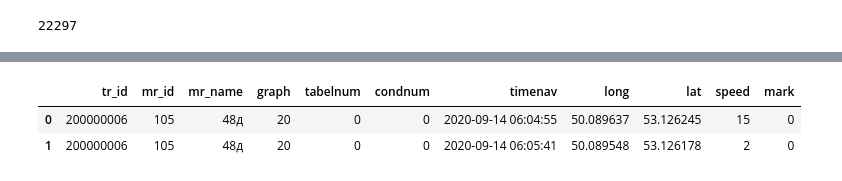
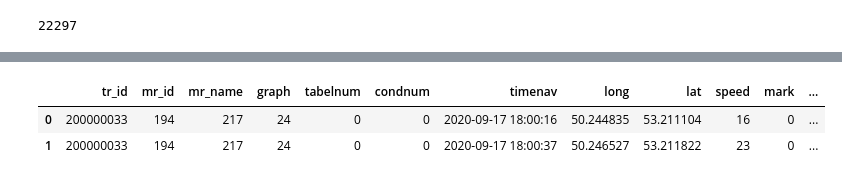
Before and after one commit to ochristm/samara, a Jupyter notebook: tracks/tracks.ipynb, the cells around one changed output, grey strips where cells are left out. Drawn from its saved outputs; the diff is of its cells as text; code cells hidden in the pictures.

Commit message:
each trip and each segment, need to fix

```diff
--- a/tracks/tracks.ipynb
+++ b/tracks/tracks.ipynb
@@ -36,0 +46,11 @@ path='15_analysis/s4/'
+# %%
+bg_df = pd.DataFrame()
+# i=0
+cnt=1
+for fl in tqdm(onlyfiles):
+    if "09-17" in fl:
+        df = pd.read_csv(path + fl, sep='\t', encoding='windows-1251')
+        bg_df = bg_df.append(df).reset_index(drop=True)
+#         cnt+=1
+#         if cnt==4:
+#             break
@@ -54,15 +103,15 @@ Wall time: 6.96 s
 # %%
-lst_rtid2 = list(rt_trnsnavi.mr_id.unique())
-lst_lines=[]
+# lst_rtid2 = list(rt_trnsnavi.mr_id.unique())
+# lst_lines=[]
 
-i=0
-# for i in tqdm(range(2)):
-for i in tqdm(range(len(lst_rtid2))):
-    rtid = lst_rtid2[i]
-    one_rt = rt_trnsnavi2[rt_trnsnavi2.mr_id == rtid]
-    lst_trp = list(one_rt.rl_id.unique())
-    for k in range(len(lst_trp)):
-        one_trip = one_rt[one_rt.rl_id==lst_trp[k]]
-        one_line = LineString(list(one_trip.geometry))
-        lst_lines.append([rtid, lst_trp[k], one_line])
+# i=0
+# # for i in tqdm(range(2)):
+# for i in tqdm(range(len(lst_rtid2))):
+#     rtid = lst_rtid2[i]
+#     one_rt = rt_trnsnavi2[rt_trnsnavi2.mr_id == rtid]
+#     lst_trp = list(one_rt.rl_id.unique())
+#     for k in range(len(lst_trp)):
+#         one_trip = one_rt[one_rt.rl_id==lst_trp[k]]
+#         one_line = LineString(list(one_trip.geometry))
+#         lst_lines.append([rtid, lst_trp[k], one_line])
 # %%
@@ -177,5 +218,5 @@ l1
 # %%
-small_segm_32640 = small_segm.copy()
-small_segm_32640 = small_segm_32640.to_crs('epsg:32640')
-small_segm_32640.geometry = small_segm_32640.geometry.buffer(100)
-small_segm_buff = small_segm_32640.to_crs('epsg:4326')
+small_segm_ndp_32640 = small_segm_no_dup.copy()
+small_segm_ndp_32640 = small_segm_ndp_32640.to_crs('epsg:32640')
+small_segm_ndp_32640.geometry = small_segm_ndp_32640.geometry.buffer(100)
+small_segm_ndp_buff = small_segm_ndp_32640.to_crs('epsg:4326')
@@ -193,6 +317,6 @@ graph_lines_buff.head(2)
 # %%
-df.head(2)
+one_hour.head(2)
 # %% [output]
-|  | tr_id | mr_id | mr_name | graph | tabelnum | condnum | timenav | long | lat | speed | mark |
-| 0 | 200000006 | 105 | 48д | 20 | 0 | 0 | 2020-09-14 06:04:55 | 50.089637 | 53.126245 | 15 | 0 |
-| 1 | 200000006 | 105 | 48д | 20 | 0 | 0 | 2020-09-14 06:05:41 | 50.089548 | 53.126178 | 2 | 0 |
+|  | tr_id | mr_id | mr_name | graph | tabelnum | condnum | timenav | long | lat | speed | mark | ... |
+| 0 | 200000033 | 194 | 217 | 24 | 0 | 0 | 2020-09-17 18:00:16 | 50.244835 | 53.211104 | 16 | 0 | ... |
+| 1 | 200000033 | 194 | 217 | 24 | 0 | 0 | 2020-09-17 18:00:37 | 50.246527 | 53.211822 | 23 | 0 | ... |
```
Also changed, not shown: parts of 41 cells of this notebook.
